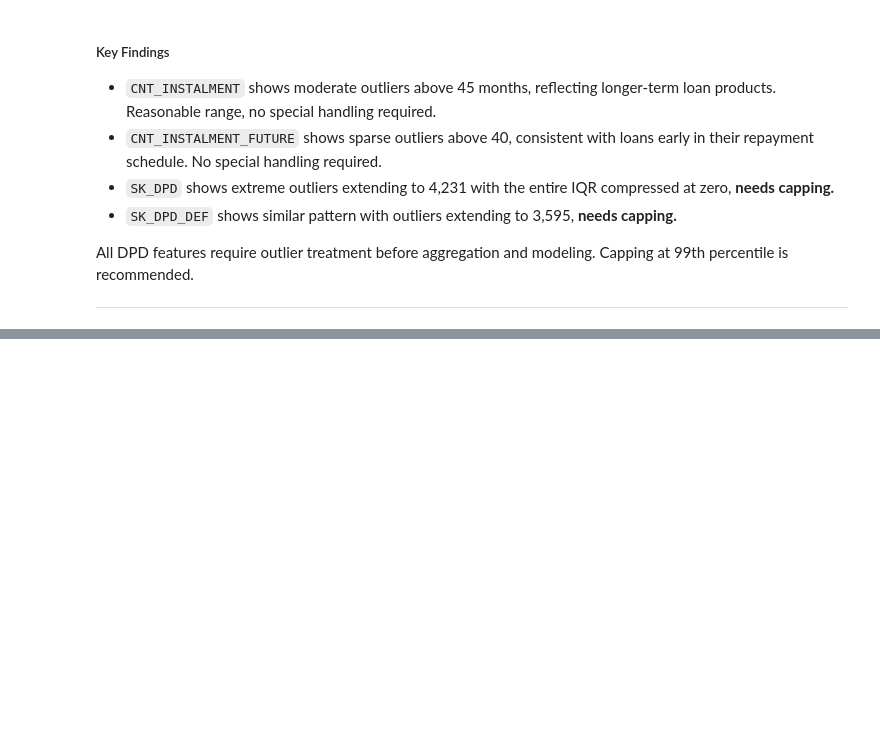
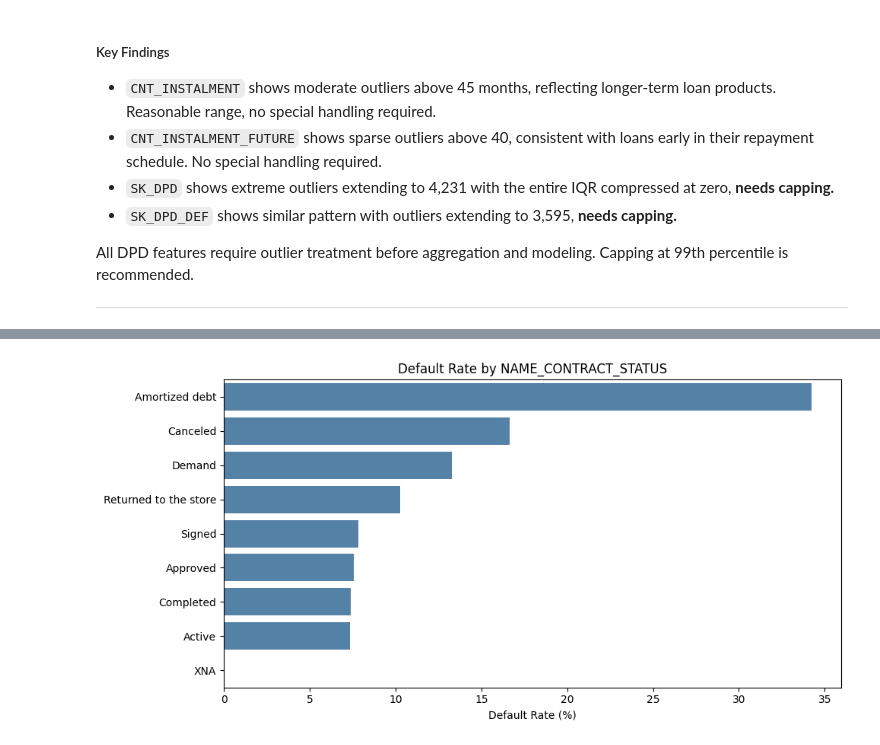
Before and after one commit to oknardo/Home_Credit_Scorecard_Model, a Jupyter notebook: EDA_POS_CASH_balance.ipynb, the cells around one changed output, grey strips where cells are left out. Cells and saved outputs as stored; diff of their text form; code cells hidden in the pictures; blank space fills up the shorter version.

```diff
--- a/EDA_POS_CASH_balance.ipynb
+++ b/EDA_POS_CASH_balance.ipynb
@@ -357,0 +489,21 @@ All DPD features require outlier treatment before aggregation and modeling. Capp
+# %%
+# Join POS_CASH_balance with TARGET from app_train
+df_pos_target = df_pos.merge(
+    df_app_train[['SK_ID_CURR', 'TARGET']],
+    on='SK_ID_CURR',
+    how='left'
+)
+
+# Default rate by NAME_CONTRACT_STATUS
+default_rate_pos = df_pos_target.groupby('NAME_CONTRACT_STATUS')['TARGET'].mean() * 100
+default_rate_pos = default_rate_pos.sort_values(ascending=False)
+
+plt.figure(figsize=(10, 5))
+sns.barplot(x=default_rate_pos.values, y=default_rate_pos.index, color='steelblue')
+plt.title('Default Rate by NAME_CONTRACT_STATUS')
+plt.xlabel('Default Rate (%)')
+plt.ylabel('')
+plt.tight_layout()
+plt.show()
+# %% [output]
+[figure, added]
```
Also changed, not shown: parts of 29 cells of this notebook.
